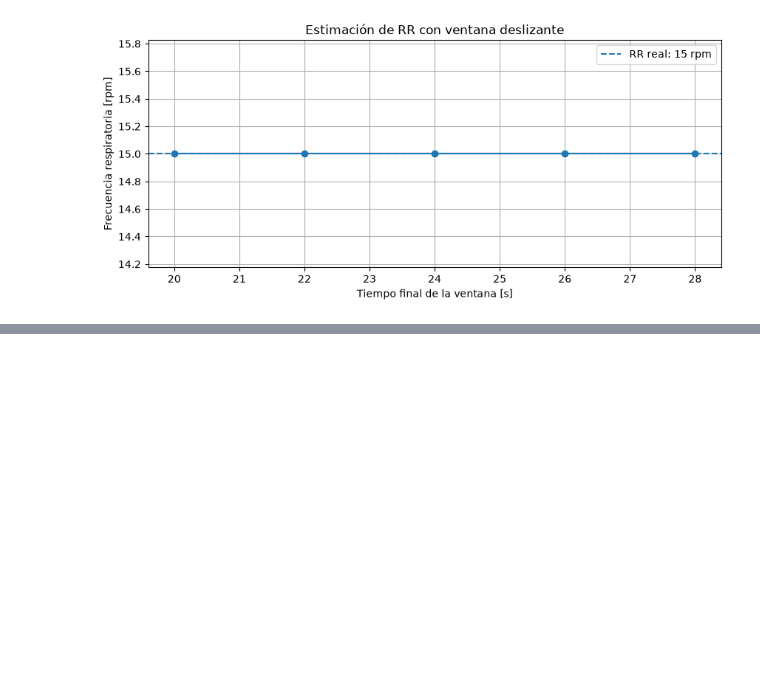
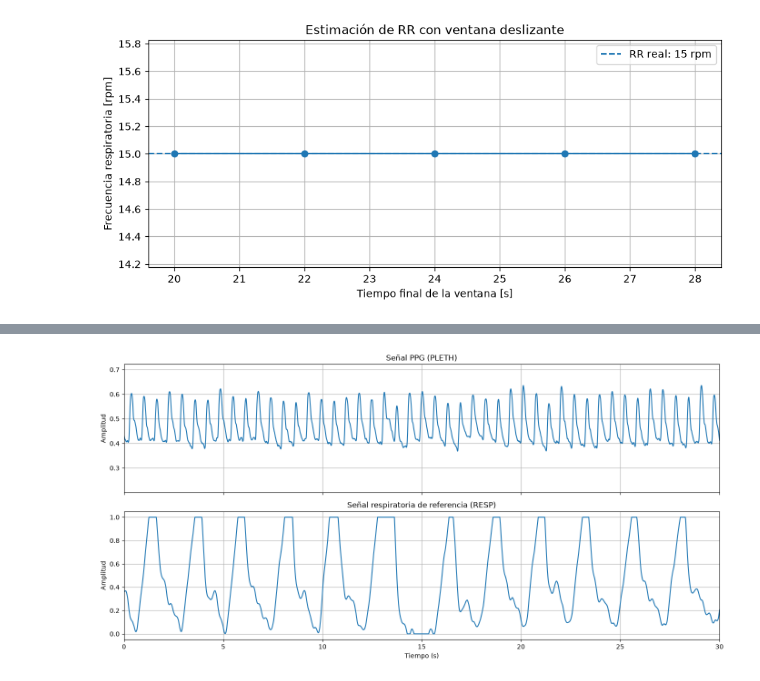
Before and after one commit to carlosgmontoya/respiratory-rate-ppg, a Jupyter notebook: notebooks/01_synthetic_ppg.ipynb, the cells around one changed output, grey strips where cells are left out. Saved outputs shown, nothing was run; the diff lists cells and outputs as text; code cells hidden in the pictures; blank space fills up the shorter version.

```diff
--- a/notebooks/01_synthetic_ppg.ipynb
+++ b/notebooks/01_synthetic_ppg.ipynb
@@ -517,0 +961,17 @@ plt.show()
+# %%
+import wfdb
+import pandas as pd
+import matplotlib.pyplot as plt
+import numpy as np
+
+record = wfdb.rdrecord("../data/bidmc01")
+
+signals = pd.DataFrame(
+    record.p_signal,
+    columns=[name.strip(",") for name in record.sig_name]
+)
+
+print("Dimensiones:", signals.shape)
+print(signals.head())
+print("\nValores ausentes:")
+print(signals.isna().sum())
@@ -517,0 +994,22 @@ plt.show()
+# %%
+fs = record.fs
+t = np.arange(len(signals)) / fs
+
+fig, ax = plt.subplots(2, 1, figsize=(14, 7), sharex=True)
+
+ax[0].plot(t, signals["PLETH"])
+ax[0].set_title("Señal PPG (PLETH)")
+ax[0].set_ylabel("Amplitud")
+ax[0].grid(True)
+
+ax[1].plot(t, signals["RESP"])
+ax[1].set_title("Señal respiratoria de referencia (RESP)")
+ax[1].set_ylabel("Amplitud")
+ax[1].set_xlabel("Tiempo (s)")
+ax[1].grid(True)
+
+plt.xlim(0, 30)
+plt.tight_layout()
+plt.show()
+# %% [output]
+[figure, added]
```
Also changed, not shown: parts of 32 cells of this notebook.
